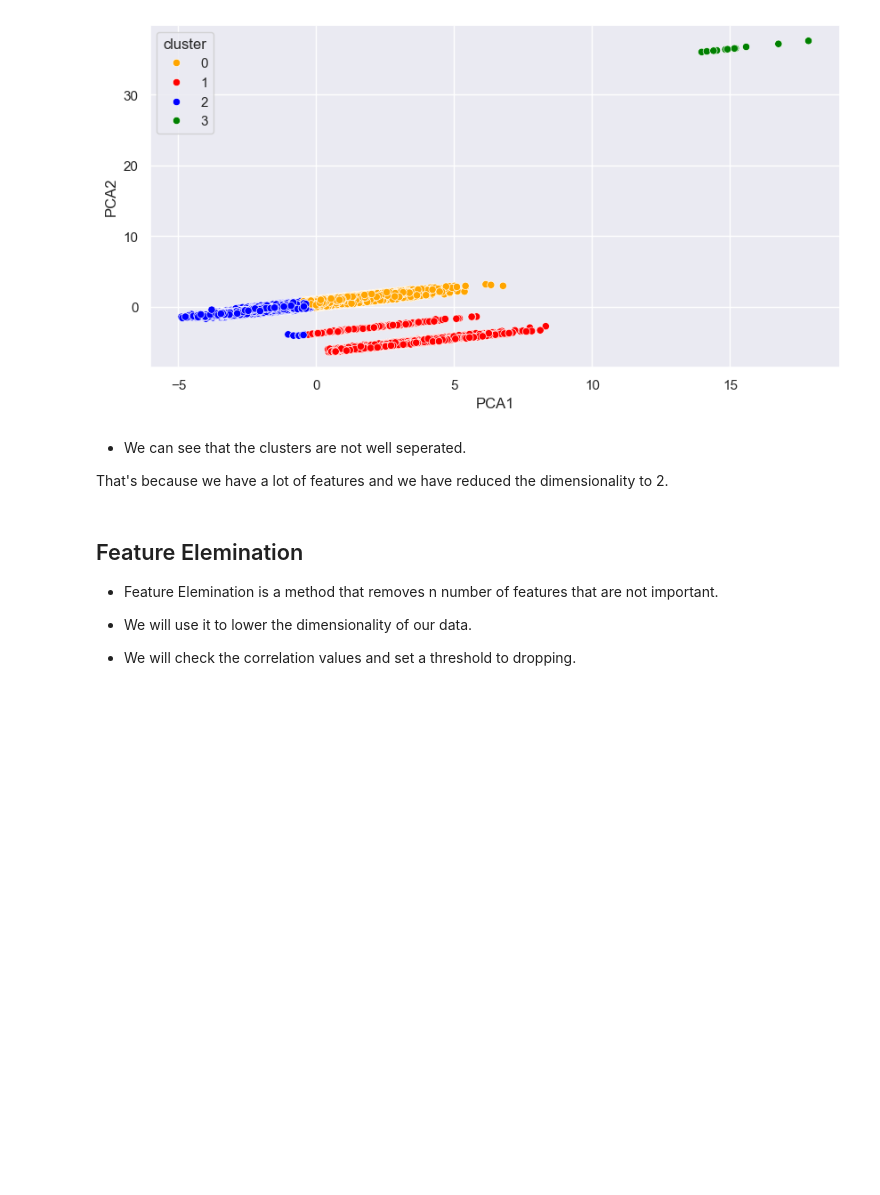
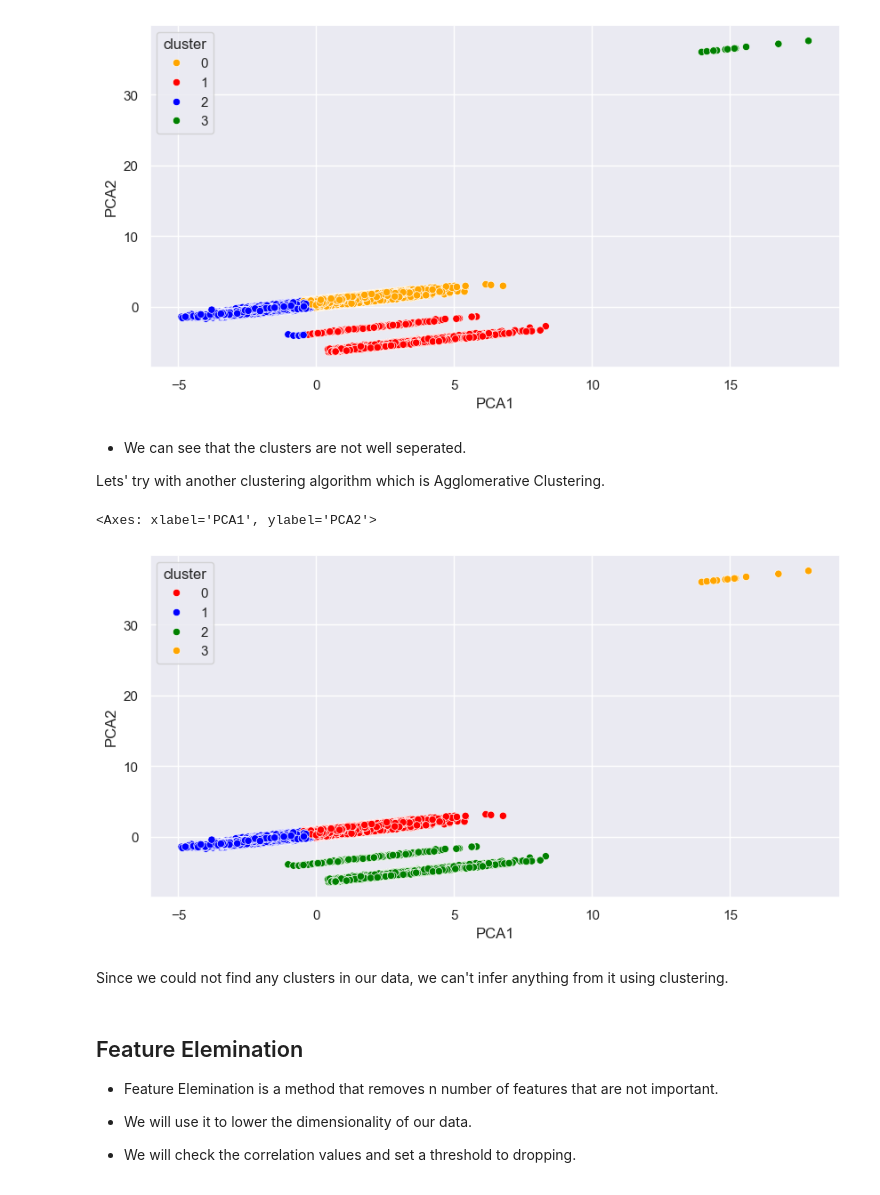
Before and after one commit to BoraDere/Women-s-E-Commerce-Clothing-Reviews, a Jupyter notebook: project.ipynb, the cells around one changed output. Saved outputs shown, nothing was run; the diff lists cells and outputs as text; code cells hidden in the pictures; blank space fills up the shorter version.

Commit message:
small changes
* Added Agglomerative Clustering

```diff
--- a/project.ipynb
+++ b/project.ipynb
@@ -583,10 +583,26 @@ sns.scatterplot(data=PCA_df,x='PCA1',y='PCA2',hue='cluster',palette=['orange','r
 # %% [output]
 <Axes: xlabel='PCA1', ylabel='PCA2'>
 [figure]
-# %% [markdown]
-* We can see that the clusters are not well seperated.
-
-That's because we have a lot of features and we have reduced the dimensionality to 2.
+# %% [markdown]
+* We can see that the clusters are not well seperated.
+
+Lets' try with another clustering algorithm which is Agglomerative Clustering.
+# %%
+from sklearn.cluster import AgglomerativeClustering
+
+agg = AgglomerativeClustering(n_clusters=4,metric='euclidean',linkage='ward')
+agg.fit(PCA_df)
+
+PCA_df['cluster'] = agg.labels_
+
+plt.figure(figsize=(10,5))
+
+sns.scatterplot(data=PCA_df,x='PCA1',y='PCA2',hue='cluster',palette=['red','blue','green',"orange"])
+# %% [output]
+<Axes: xlabel='PCA1', ylabel='PCA2'>
+[figure, added]
+# %% [markdown]
+Since we could not find any clusters in our data, we can't infer anything from it using clustering.
 # %% [markdown]
 ## Feature Elemination
 * Feature Elemination is a method that removes n number of features that are not important.
```
Also changed, not shown: parts of 6 cells of this notebook, 1 other file.
